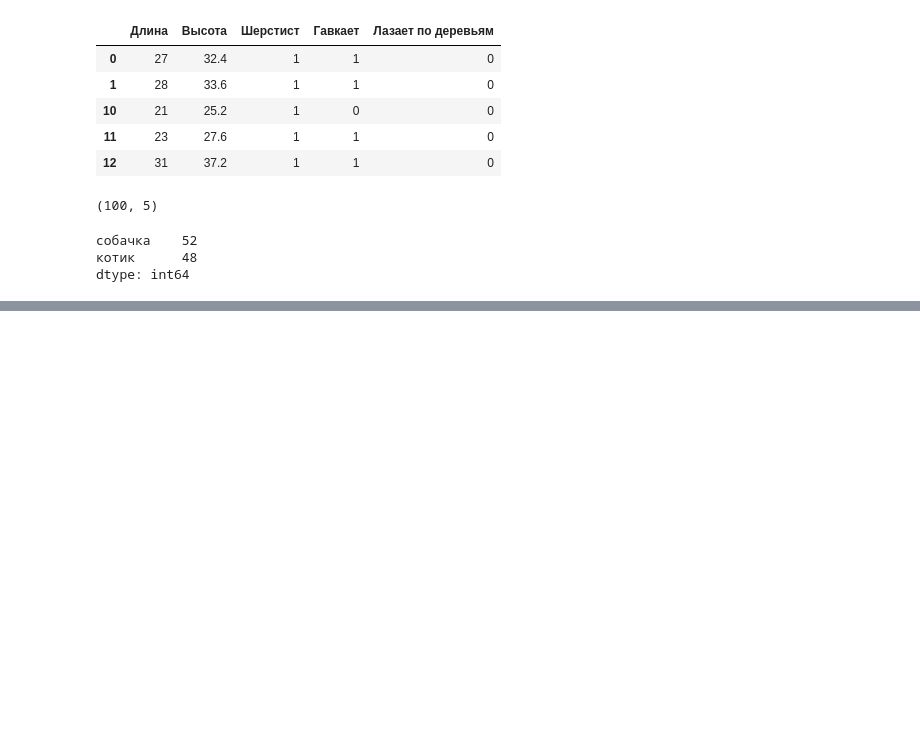
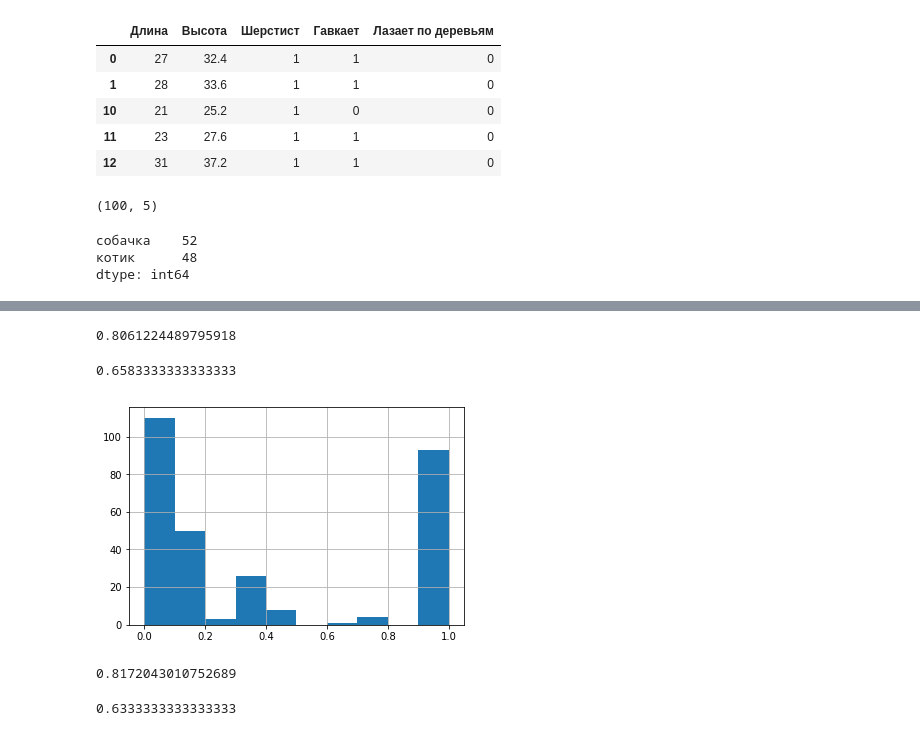
Before and after one commit to zarkaltair/Data-Scientist, a Jupyter notebook: Course_on_stepik/Decision_trees/Lesson_2_titanic_data_set/Titanic_data_set.ipynb, the cells around one changed output, grey strips where cells are left out. Drawn from its saved outputs; the diff is of its cells as text; code cells hidden in the pictures; blank space fills up the shorter version.

```diff
--- a/Course_on_stepik/Decision_trees/Lesson_2_titanic_data_set/Titanic_data_set.ipynb
+++ b/Course_on_stepik/Decision_trees/Lesson_2_titanic_data_set/Titanic_data_set.ipynb
@@ -324,0 +333,4 @@ dtype: int64
+# %%
+grid_search_cv_clf = GridSearchCV(clf_grid, parametrs, cv=5)
+# %%
+grid_search_cv_clf.fit(X_train, y_train)
@@ -324,0 +359,2 @@ dtype: int64
+# %%
+best_clf = grid_search_cv_clf.best_estimator_
@@ -324,0 +369,14 @@ dtype: int64
+# %%
+precision_score(y_test, y_pred)
+# %% [output]
+0.8061224489795918
+# %%
+recall_score(y_test, y_pred)
+# %% [output]
+0.6583333333333333
+# %%
+y_predicted_prob = best_clf.predict_proba(X_test)
+# %%
+pd.Series(y_predicted_prob[:, 1]).hist();
+# %% [output]
+[figure, added]
@@ -324,0 +385,8 @@ dtype: int64
+# %%
+precision_score(y_test, y_pred)
+# %% [output]
+0.8172043010752689
+# %%
+recall_score(y_test, y_pred)
+# %% [output]
+0.6333333333333333
```
Also changed, not shown: parts of 19 cells of this notebook, 1 other file.
